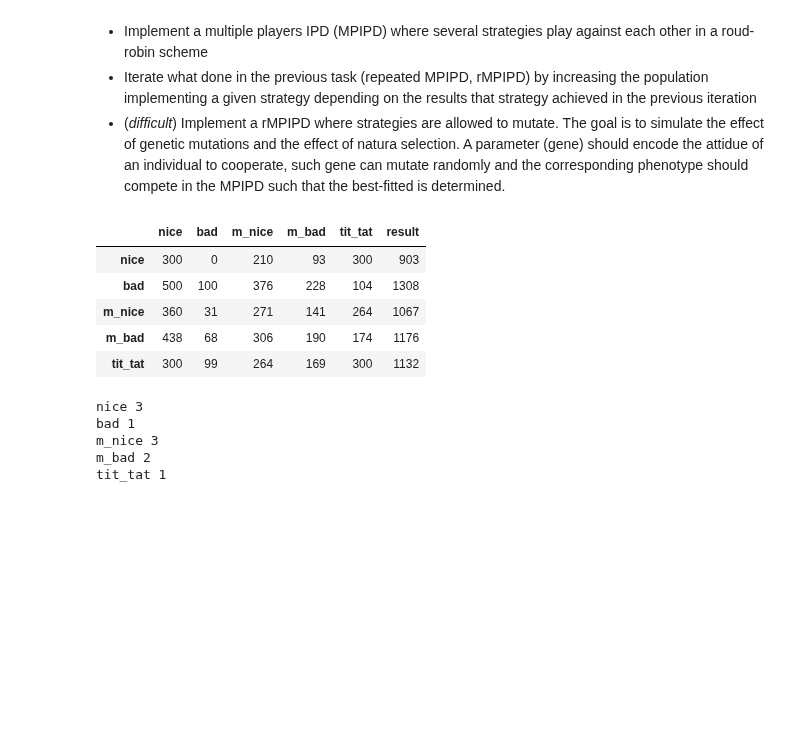
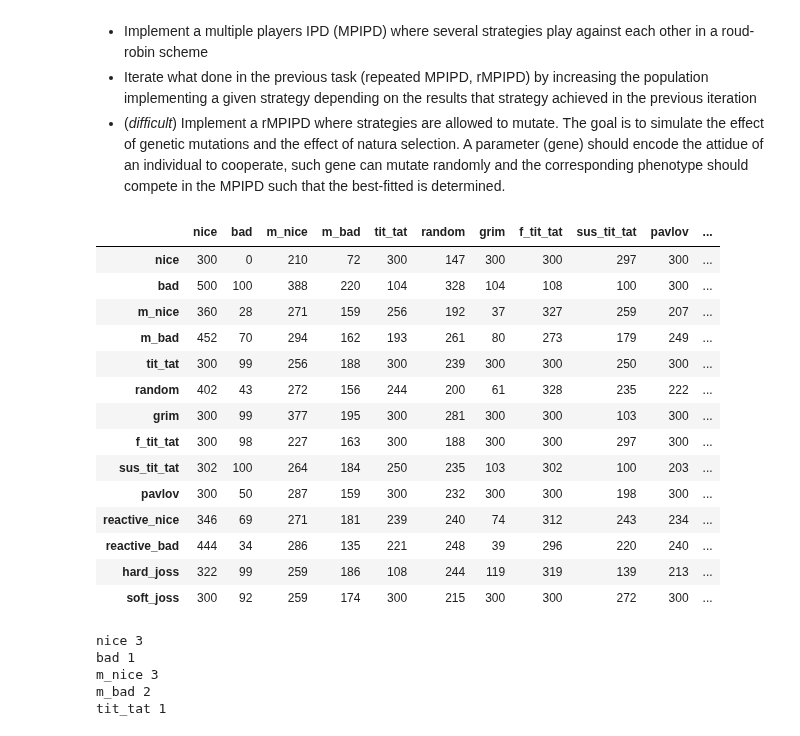
Before and after one commit to luca430/prisoner_dilemma, a Jupyter notebook: Project.ipynb, the cells around one changed output. Drawn from its saved outputs; the diff is of its cells as text; code cells hidden in the pictures; blank space fills up the shorter version.

```diff
--- a/Project.ipynb
+++ b/Project.ipynb
@@ -68,41 +68,50 @@ import it_pris_dil_func as pris_dil
 # %%
 #Point 1)
 
-s = ['nice','bad','m_nice','m_bad','tit_tat']
+s = ['nice','bad','m_nice','m_bad','tit_tat','random','grim','f_tit_tat','sus_tit_tat','pavlov','reactive_nice','reactive_bad','hard_joss','soft_joss']
 
 result = np.zeros((len(s),len(s)))
 for i in range(len(s)):
     for j in range(i,len(s)):
         p1, p2 = pris_dil.fight(s[i],s[j])
         result[i,j] = p1
         result[j,i] = p2
 
 df = pd.DataFrame(result,dtype=int,columns=s,index=s)
 
 #Rappresentazione risultati
 def colorcell(x):
     data = x.copy()
     data.loc[:,:] = ''
-    for i in range(5):
-        for j in range(5):
+    for i in range(len(s)):
+        for j in range(len(s)):
             if result[i,j] < result[j,i]: data.iloc[i,j] = 'color : red'
             elif result[i,j] > result[j,i]: data.iloc[i,j] = 'color : green'
             else: data.iloc[i,j] = 'color : lightblue'
     return data
 
 sum = np.sum(result, axis=1)
 df['result'] = sum
 df = df.astype({'result': int})
 df = df.style.apply(colorcell,axis=None)
 
 display(df)
 # %% [output]
-|  | nice | bad | m_nice | m_bad | tit_tat | result |
-| nice | 300 | 0 | 210 | 93 | 300 | 903 |
-| bad | 500 | 100 | 376 | 228 | 104 | 1308 |
-| m_nice | 360 | 31 | 271 | 141 | 264 | 1067 |
-| m_bad | 438 | 68 | 306 | 190 | 174 | 1176 |
-| tit_tat | 300 | 99 | 264 | 169 | 300 | 1132 |
+|  | nice | bad | m_nice | m_bad | tit_tat | random | grim | f_tit_tat | sus_tit_tat | pavlov | ... |
+| nice | 300 | 0 | 210 | 72 | 300 | 147 | 300 | 300 | 297 | 300 | ... |
+| bad | 500 | 100 | 388 | 220 | 104 | 328 | 104 | 108 | 100 | 300 | ... |
+| m_nice | 360 | 28 | 271 | 159 | 256 | 192 | 37 | 327 | 259 | 207 | ... |
+| m_bad | 452 | 70 | 294 | 162 | 193 | 261 | 80 | 273 | 179 | 249 | ... |
+| tit_tat | 300 | 99 | 256 | 188 | 300 | 239 | 300 | 300 | 250 | 300 | ... |
+| random | 402 | 43 | 272 | 156 | 244 | 200 | 61 | 328 | 235 | 222 | ... |
+| grim | 300 | 99 | 377 | 195 | 300 | 281 | 300 | 300 | 103 | 300 | ... |
+| f_tit_tat | 300 | 98 | 227 | 163 | 300 | 188 | 300 | 300 | 297 | 300 | ... |
+| sus_tit_tat | 302 | 100 | 264 | 184 | 250 | 235 | 103 | 302 | 100 | 203 | ... |
+| pavlov | 300 | 50 | 287 | 159 | 300 | 232 | 300 | 300 | 198 | 300 | ... |
+| reactive_nice | 346 | 69 | 271 | 181 | 239 | 240 | 74 | 312 | 243 | 234 | ... |
+| reactive_bad | 444 | 34 | 286 | 135 | 221 | 248 | 39 | 296 | 220 | 240 | ... |
+| hard_joss | 322 | 99 | 259 | 186 | 108 | 244 | 119 | 319 | 139 | 213 | ... |
+| soft_joss | 300 | 92 | 259 | 174 | 300 | 215 | 300 | 300 | 272 | 300 | ... |
 # %%
 #Point 2)
 
```
Also changed, not shown: parts of 5 cells of this notebook, 3 other files.
